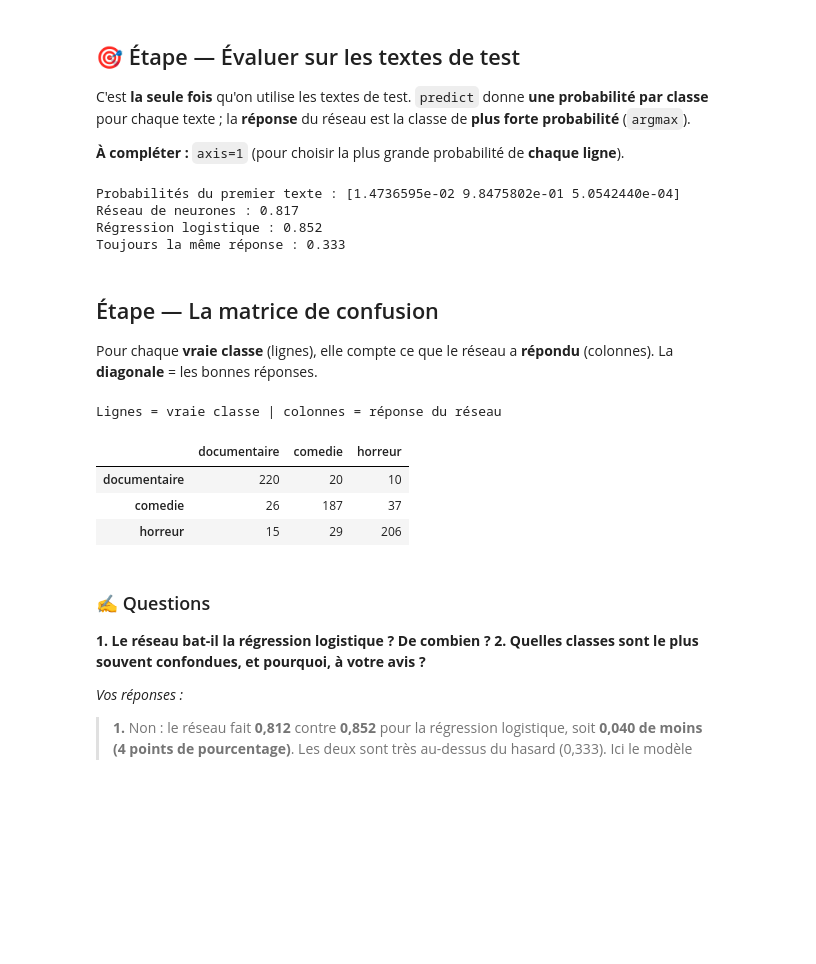
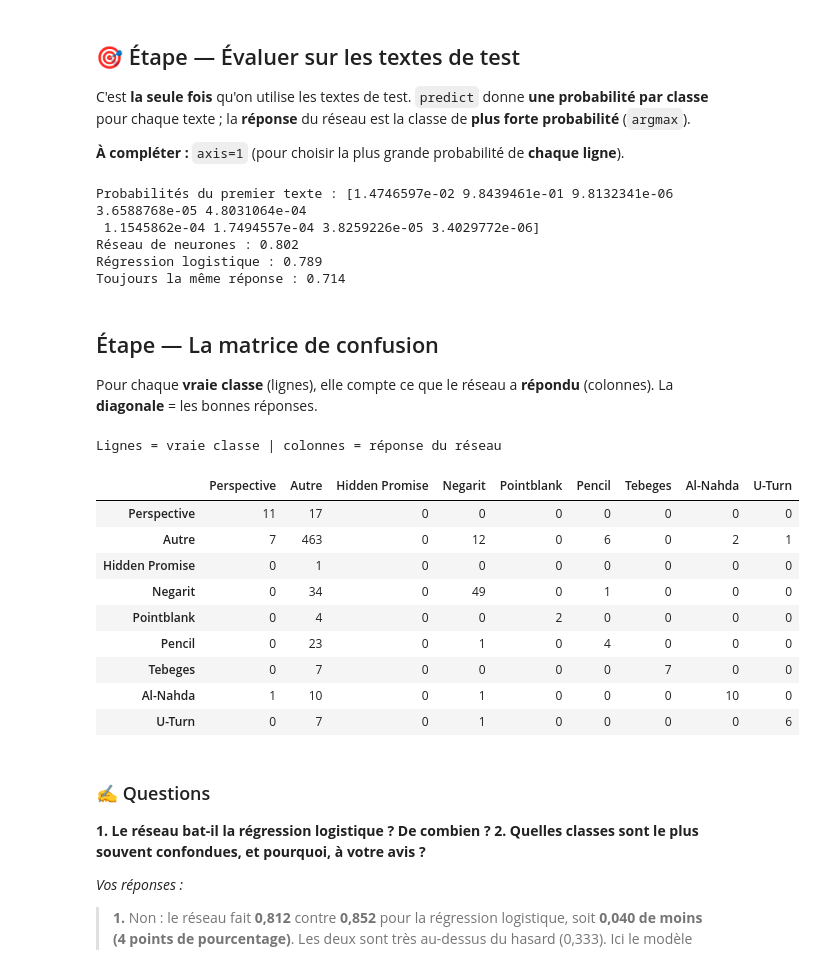
Before and after one commit to Tesfabirhan-WR/deep_learning, a Jupyter notebook: b-premier-reseau.ipynb, the cells around one changed output. Drawn from its saved outputs; the diff is of its cells as text; code cells hidden in the pictures; blank space fills up the shorter version.

```diff
--- a/b-premier-reseau.ipynb
+++ b/b-premier-reseau.ipynb
@@ -36,7 +36,7 @@ keras.utils.set_random_seed(42)                               # fixe le hasard :
 ## Étape — Charger le corpus
 On lit le fichier de textes. **Si vous avez fait le TP A**, remplacez `corpus_secours.csv` par `corpus.csv`.
 # %%
-corpus = pd.read_csv("corpus-secours.csv")   # lit le fichier CSV
+corpus = pd.read_json("awate_articles.json") # lit le fichier JSON
 print(corpus.shape)                          # (nombre de lignes, nombre de colonnes)
 corpus.head()                                # affiche les 5 premières lignes
 # %% [output]
@@ -59,8 +67,13 @@ Name: count, dtype: int64
 ## Étape — Les classes en nombres
 Un réseau ne manipule que des **nombres**. On remplace chaque nom de classe par un numéro : 0, 1, 2…
 # %%
-corpus["y"], noms = pd.factorize(corpus["classe"])   # y = le numéro de la classe de chaque texte
+# "classe" n'existe pas dans ce DataFrame : on utilise la colonne "column"
+corpus["texte"] = corpus["content"].fillna("").astype(str)
+corpus["y"], noms = pd.factorize(corpus["column"].fillna("Autre"))
 print(noms)                                           # la correspondance : la position dans la liste = le numéro
 n_classes = len(noms)                                 # le nombre de classes à reconnaître
 print("Nombre de classes :", n_classes)
+print(noms)                                           # la correspondance : la position dans la liste = le numéro
+n_classes = len(noms)                                 # le nombre de classes à reconnaître
+print("Nombre de classes :", n_classes)
 # %% [output]
@@ -70,7 +89,20 @@ Nombre de classes : 3
 ## Étape — Découper : un jeu pour apprendre, un jeu pour vérifier
 On garde **25 % des textes de côté**. Le réseau ne les verra **jamais** pendant son apprentissage : c'est notre examen final.
 # %%
-train, test = train_test_split(corpus, test_size=0.25, stratify=corpus["y"], random_state=42)
+counts = corpus["y"].value_counts()
+valid_classes = counts[counts >= 2].index
+
+corpus = corpus[corpus["y"].isin(valid_classes)].copy()
+
+train, test = train_test_split(
+    corpus,
+    test_size=0.25,
+    stratify=corpus["y"],
+    random_state=42
+)
+
 print("Textes pour apprendre :", len(train))
 print("Textes pour vérifier  :", len(test))
+print("Textes pour apprendre :", len(train))
+print("Textes pour vérifier  :", len(test))
 # %% [output]
@@ -238,24 +272,37 @@ print("Réseau de neurones :", round(precision_reseau, 3))
 print("Régression logistique :", round(precision_logistique, 3))
 print("Toujours la même réponse :", round(precision_hasard, 3))
 # %% [output]
-Probabilités du premier texte : [1.4736595e-02 9.8475802e-01 5.0542440e-04]
-Réseau de neurones : 0.817
-Régression logistique : 0.852
-Toujours la même réponse : 0.333
+Probabilités du premier texte : [1.4746597e-02 9.8439461e-01 9.8132341e-06 3.6588768e-05 4.8031064e-04
+ 1.1545862e-04 1.7494557e-04 3.8259226e-05 3.4029772e-06]
+Réseau de neurones : 0.802
+Régression logistique : 0.789
+Toujours la même réponse : 0.714
 # %% [markdown]
 ## Étape — La matrice de confusion
 Pour chaque **vraie classe** (lignes), elle compte ce que le réseau a **répondu** (colonnes). La **diagonale** = les bonnes réponses.
 # %%
 matrice = confusion_matrix(y_test, y_pred)               # compte les réponses du réseau pour chaque vraie classe
-tableau = pd.DataFrame(matrice, index=noms, columns=noms)  # on met des noms de classes plutôt que des numéros
+classes = np.unique(np.concatenate([y_test, y_pred]))
+matrice = confusion_matrix(y_test, y_pred, labels=classes)
+tableau = pd.DataFrame(
+    matrice,
+    index=noms.take(classes),
+    columns=noms.take(classes)
+)
 print("Lignes = vraie classe | colonnes = réponse du réseau")
 tableau
 # %% [output]
 Lignes = vraie classe | colonnes = réponse du réseau
-|  | documentaire | comedie | horreur |
-| documentaire | 220 | 20 | 10 |
-| comedie | 26 | 187 | 37 |
-| horreur | 15 | 29 | 206 |
+|  | Perspective | Autre | Hidden Promise | Negarit | Pointblank | Pencil | Tebeges | Al-Nahda | U-Turn |
+| Perspective | 11 | 17 | 0 | 0 | 0 | 0 | 0 | 0 | 0 |
+| Autre | 7 | 463 | 0 | 12 | 0 | 6 | 0 | 2 | 1 |
+| Hidden Promise | 0 | 1 | 0 | 0 | 0 | 0 | 0 | 0 | 0 |
+| Negarit | 0 | 34 | 0 | 49 | 0 | 1 | 0 | 0 | 0 |
+| Pointblank | 0 | 4 | 0 | 0 | 2 | 0 | 0 | 0 | 0 |
+| Pencil | 0 | 23 | 0 | 1 | 0 | 4 | 0 | 0 | 0 |
+| Tebeges | 0 | 7 | 0 | 0 | 0 | 0 | 7 | 0 | 0 |
+| Al-Nahda | 1 | 10 | 0 | 1 | 0 | 0 | 0 | 10 | 0 |
+| U-Turn | 0 | 7 | 0 | 1 | 0 | 0 | 0 | 0 | 6 |
 # %% [markdown]
 ### ✍️ Questions
 **1. Le réseau bat-il la régression logistique ? De combien ?**
```
Also changed, not shown: parts of 12 cells of this notebook, 7 other files.
